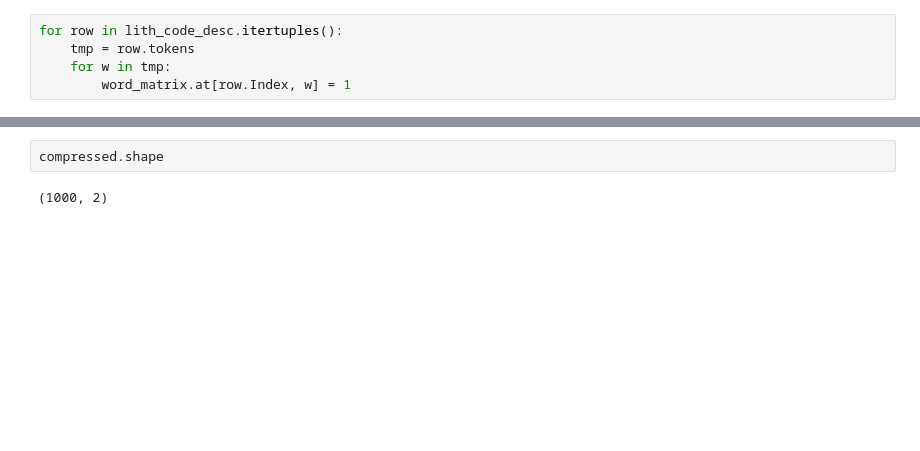
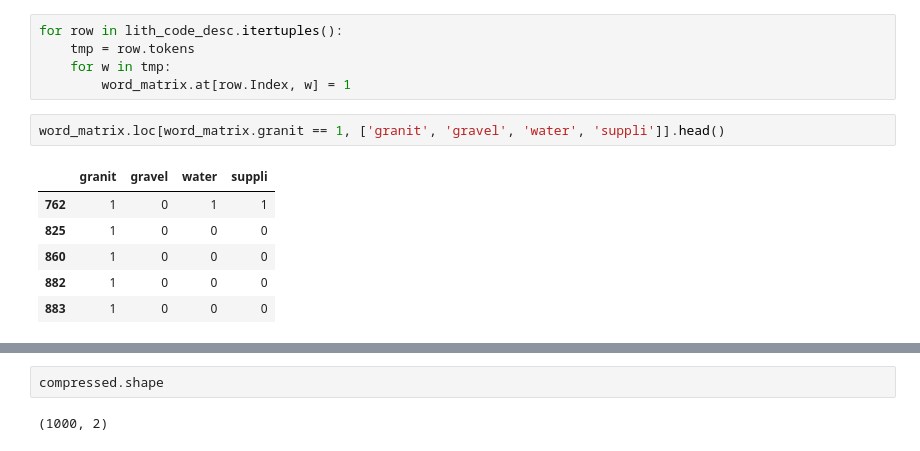
Before and after one commit to IFuentesSR/Litho, a Jupyter notebook: Lith Affinity Prop PCA.ipynb, the cells around one changed output, grey strips where cells are left out. Saved outputs shown, nothing was run; the diff lists cells and outputs as text; blank space fills up the shorter version.

```diff
--- a/Lith Affinity Prop PCA.ipynb
+++ b/Lith Affinity Prop PCA.ipynb
@@ -63,3 +78,12 @@ for row in lith_code_desc.itertuples():
     tmp = row.tokens
     for w in tmp:
         word_matrix.at[row.Index, w] = 1
+# %%
+word_matrix.loc[word_matrix.granit == 1, ['granit', 'gravel', 'water', 'suppli']].head()
+# %% [output]
+|  | granit | gravel | water | suppli |
+| 762 | 1 | 0 | 1 | 1 |
+| 825 | 1 | 0 | 0 | 0 |
+| 860 | 1 | 0 | 0 | 0 |
+| 882 | 1 | 0 | 0 | 0 |
+| 883 | 1 | 0 | 0 | 0 |
```
Also changed, not shown: parts of 13 cells of this notebook, 1 other file.
